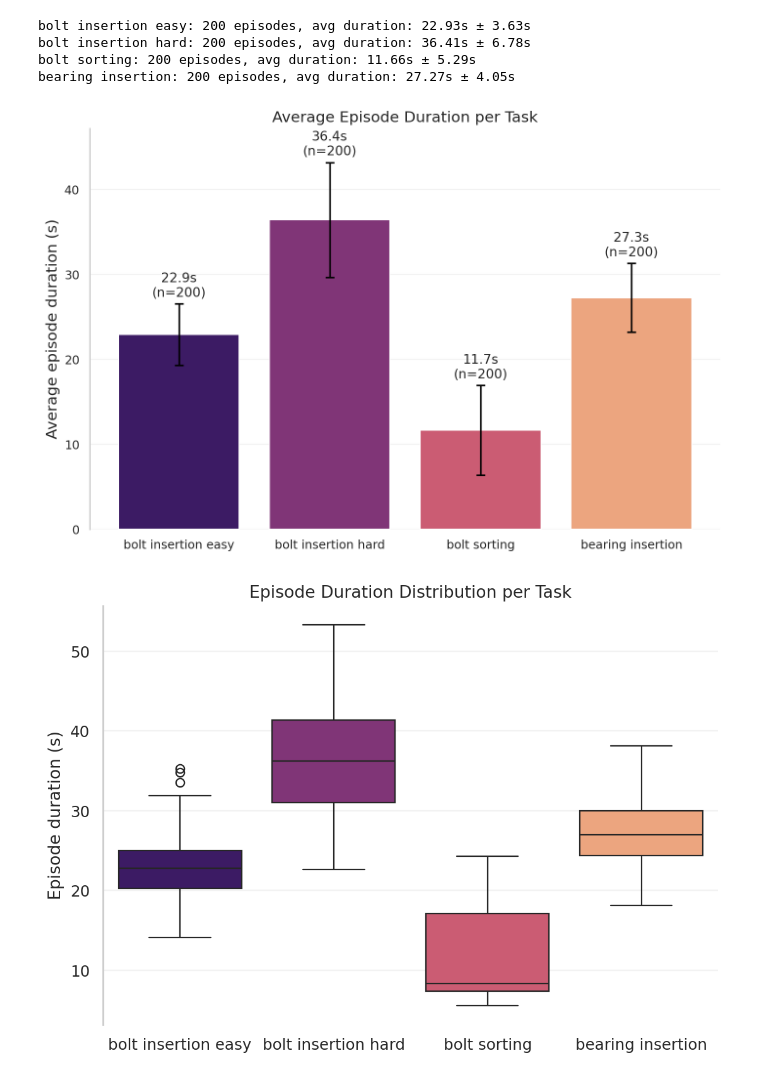
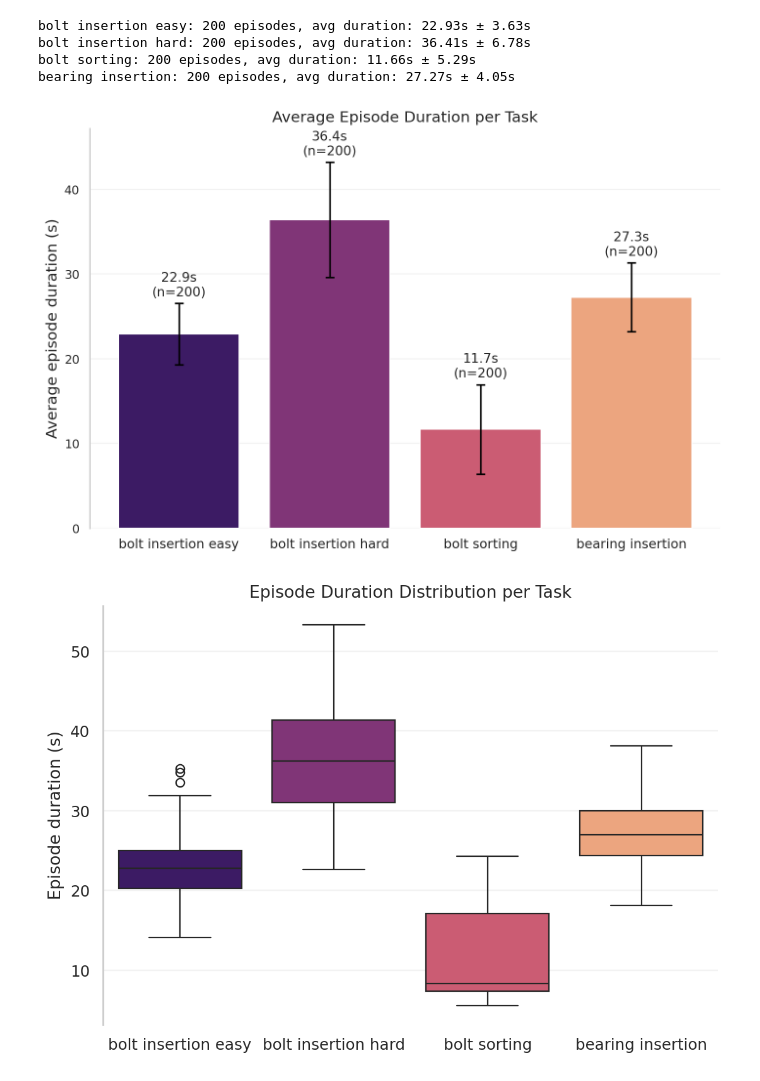
Before and after one commit to F-Fer/lerobot_ur5e_gello, a Jupyter notebook: notebooks/dataset_plots.ipynb, the cells around one changed output. Drawn from its saved outputs; the diff is of its cells as text; code cells hidden in the pictures.

Commit message:
increase font size in dataset_plots

```diff
--- a/notebooks/dataset_plots.ipynb
+++ b/notebooks/dataset_plots.ipynb
@@ -71,34 +71,35 @@ num_episodes = [task_durations[t]["num_episodes"] for t in labels]
 fig, ax = plt.subplots(figsize=(9, 6), dpi=160)
 palette = sns.color_palette("magma", len(labels))
 
 bars = sns.barplot(x=labels, y=means, ax=ax, hue=labels, palette=palette, legend=False)
 
 # Add error bars
 x_positions = [bar.get_x() + bar.get_width() / 2 for bar in ax.patches]
 ax.errorbar(x_positions, means, yerr=stds, fmt="none", c="black", capsize=4, capthick=1.5)
 
 ax.set_ylabel("Average episode duration (s)", fontsize=font_size_large)
 ax.set_xlabel("")
 ax.set_title("Average Episode Duration per Task", fontsize=font_size_large)
 
 # Add annotations
 for bar, mean, std, n in zip(ax.patches, means, stds, num_episodes):
     ax.text(
         bar.get_x() + bar.get_width() / 2,
         bar.get_height() + std + 0.5,
         f"{mean:.1f}s\n(n={n})",
         ha="center",
         va="bottom",
         fontsize=font_size,
     )
 
 ax.set_ylim(0, max(means) + max(stds) + 4)
 ax.grid(axis="y", alpha=0.25)
+ax.tick_params(axis='x', labelsize=font_size)
 sns.despine(ax=ax, left=False, bottom=True)
 plt.tight_layout()
 plt.show()
 # %% [output]
-[figure, old version]
+[figure, new version]
 # %%
 # Additional plot: Distribution of episode durations per task (box plot)
 fig, ax = plt.subplots(figsize=(7, 5), dpi=160)
```
